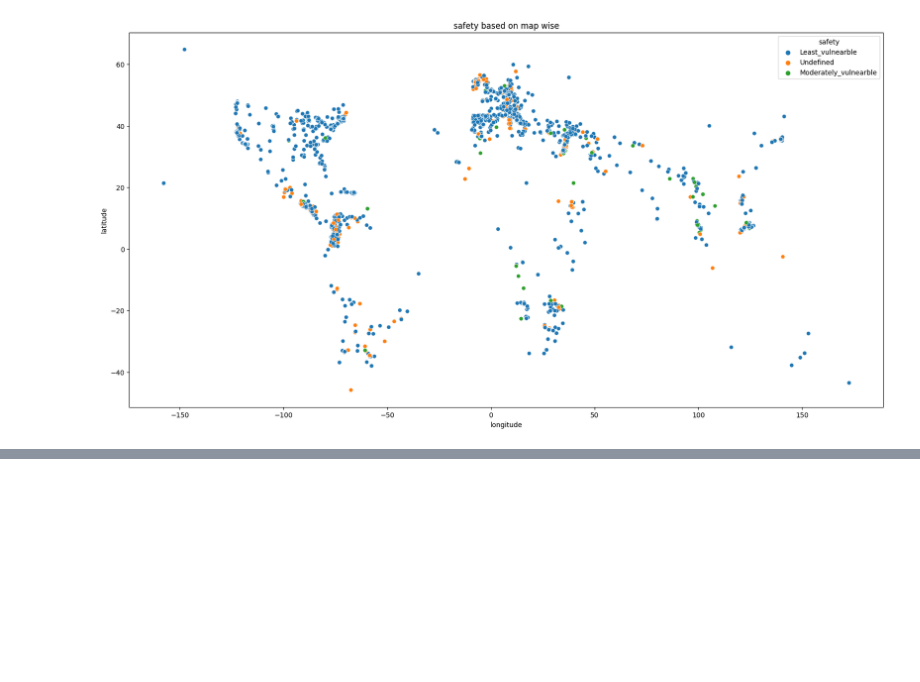
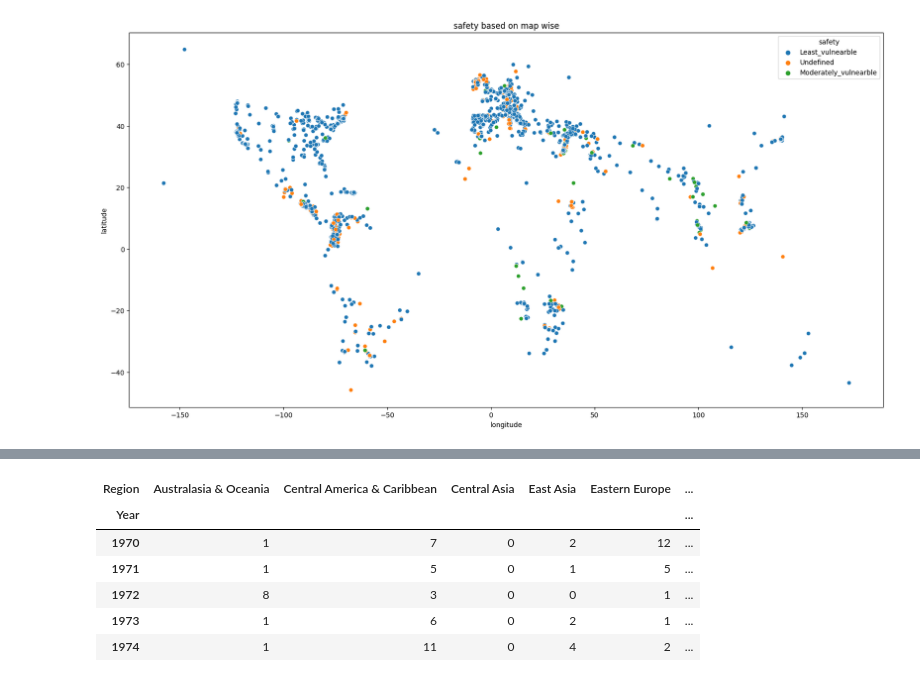
Before and after one commit to Mohit03singh/Global-Terrorism-Database-Analysis-EDA, a Jupyter notebook: GLOBAL_TERRIORST_PROJECT.ipynb, the cells around one changed output, grey strips where cells are left out. Saved outputs shown, nothing was run; the diff lists cells and outputs as text; code cells hidden in the pictures; blank space fills up the shorter version.

```diff
--- a/GLOBAL_TERRIORST_PROJECT.ipynb
+++ b/GLOBAL_TERRIORST_PROJECT.ipynb
@@ -374,0 +408,10 @@ plt.show()
+# %%
+REGION.head()
+# %% [output]
+| Region | Australasia & Oceania | Central America & Caribbean | Central Asia | East Asia | Eastern Europe | ... |
+| Year |  |  |  |  |  | ... |
+| 1970 | 1 | 7 | 0 | 2 | 12 | ... |
+| 1971 | 1 | 5 | 0 | 1 | 5 | ... |
+| 1972 | 8 | 3 | 0 | 0 | 1 | ... |
+| 1973 | 1 | 6 | 0 | 2 | 1 | ... |
+| 1974 | 1 | 11 | 0 | 4 | 2 | ... |
```
Also changed, not shown: parts of 27 cells of this notebook.
